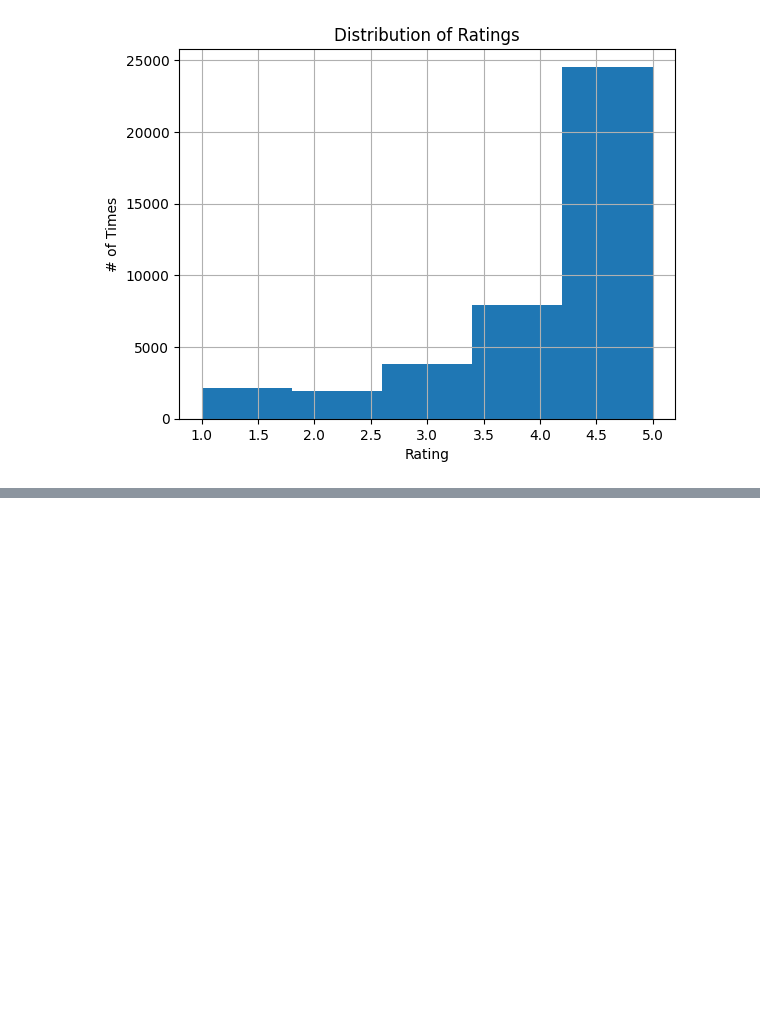
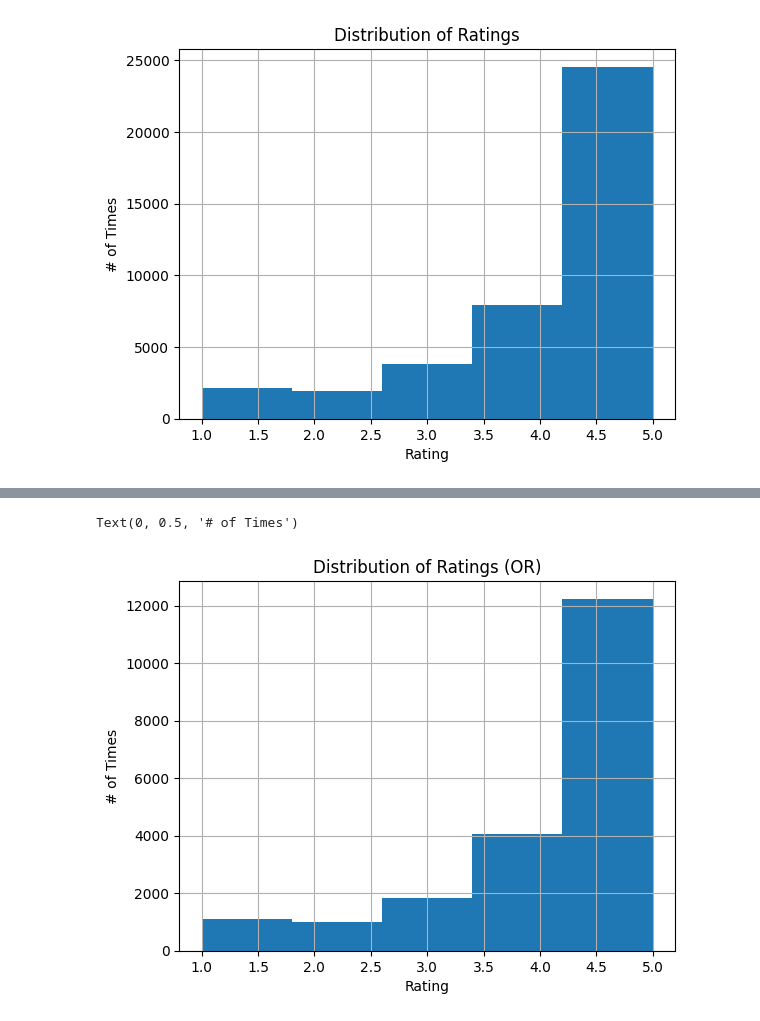
Before and after one commit to cpoethes/109b-group-44-fake-reviews, a Jupyter notebook: src/notebooks/1_eda.ipynb, the cells around one changed output, grey strips where cells are left out. Drawn from its saved outputs; the diff is of its cells as text; code cells hidden in the pictures; blank space fills up the shorter version.

```diff
--- a/src/notebooks/1_eda.ipynb
+++ b/src/notebooks/1_eda.ipynb
@@ -351,0 +351,8 @@ word_counts = pd.Series(all_words).value_counts()
+# %%
+df["rating"].loc[df["label"] == "OR"].hist(bins=5)
+plt.title("Distribution of Ratings (OR)")
+plt.xlabel("Rating")
+plt.ylabel("# of Times")
+# %% [output]
+Text(0, 0.5, '# of Times')
+[figure, added]
```
Also changed, not shown: parts of 7 cells of this notebook.
